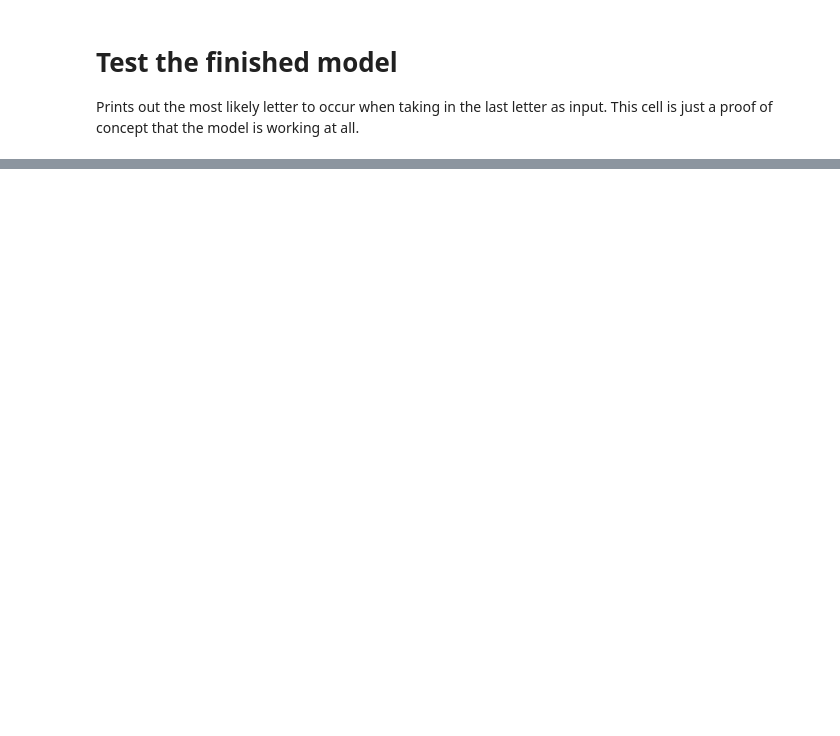
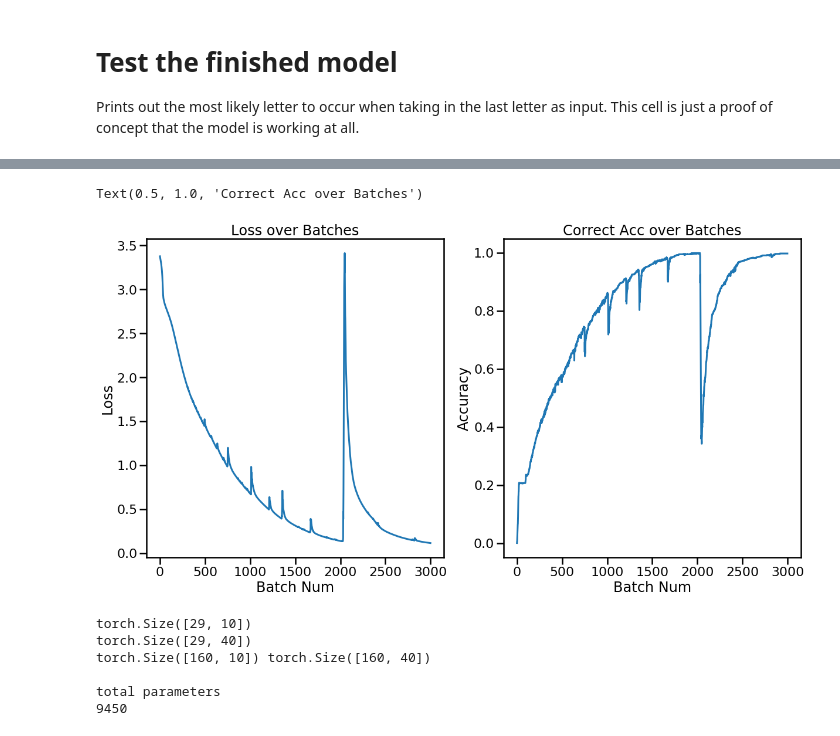
Before and after one commit to compmem/SITH_Layer, a Jupyter notebook: Simple_Network_example.ipynb, the cells around one changed output, grey strips where cells are left out. Cells and saved outputs as stored; diff of their text form; code cells hidden in the pictures; blank space fills up the shorter version.

Commit message:
RF:sith update

```diff
--- a/Simple_Network_example.ipynb
+++ b/Simple_Network_example.ipynb
@@ -323,8 +326,8 @@ class SITHLetterModel(torch.nn.Module):
 # %% [markdown]
 ## Define and Train the Model
 # %%
-model = SITHLetterModel(sith_params, len(list(let_to_id.keys()))).cuda().double()
+model = SITHLetterModel(sith_params, len(list(let_to_id.keys())), hidden_size=50).cuda().double()
 optimizer = torch.optim.Adam(model.parameters(), lr=.001)
-loss_func = torch.nn.NLLLoss()
+loss_func = torch.nn.CrossEntropyLoss()
 input_scaling = 10
 # %%
@@ -412,13 +427,11 @@ model.reset()
 t = 0
 correct = 0
 pp = 0
-for inp_and_tok in tokens.split(20, dim=0):
-    inps = inp_and_tok[:, :-1, 0]
-    targets = inp_and_tok[:, -1, 0].type(torch.cuda.LongTensor)
-    out = model(inps*input_scaling)
+inps = tokens[:-1, -1, 0].long().cuda()
+out = model(inps)
 
-    # Accuracy
-    indexes = out.argmax(-1).detach().cpu().numpy()
-    for i in indexes:
-        sys.stdout.write(id_to_let[i])
+# Accuracy
+indexes = out.argmax(-1).detach().cpu().numpy()
+for i in indexes:
+    sys.stdout.write(id_to_let[i])
 # %% [output]
@@ -425,0 +469,6 @@ YD YOU HVER HEARTTHE RAAGEDY OF DARTH PLAGUEIS  HE WISE . ITTHOUGHT NOT . IT<,>
+# %%
+model = LSTMTagger(10, 40, len(list(let_to_id.keys())), len(list(let_to_id.keys()))).cuda()
+optimizer = torch.optim.Adam(model.parameters(), lr=.001)
+loss_func = torch.nn.CrossEntropyLoss()
+input_scaling = 10
+print(model)
@@ -425,0 +528,51 @@ YD YOU HVER HEARTTHE RAAGEDY OF DARTH PLAGUEIS  HE WISE . ITTHOUGHT NOT . IT<,>
+# %%
+loss_track = pd.DataFrame(loss_track)
+# %%
+fig = figure(figsize=(20, 10))
+
+ax = fig.add_subplot(1,2,1)
+ax.plot(loss_track['val'])
+ax.set_xlabel("Batch Num")
+ax.set_ylabel("Loss")
+ax.set_title("Loss over Batches")
+ax = fig.add_subplot(1,2,2)
+ax.plot(loss_track['last_correct'])
+ax.set_xlabel("Batch Num")
+ax.set_ylabel("Accuracy")
+ax.set_title("Correct Acc over Batches")
+# Please note that the line that is in the left graph highly fluctuates
+# based on the batch within an epoch, so it looks like a filled in area but
+# is actually just a highly fluctuating line.
+# %% [output]
+Text(0.5, 1.0, 'Correct Acc over Batches')
+[figure, added]
+# %%
+es = 1
+print(model.word_embeddings.weight.shape)
+for x in model.word_embeddings.weight.shape:
+    es*=x
+l1 = 1
+print(model.hidden2tag.weight.shape)
+for x in model.hidden2tag.weight.shape:
+    l1 *= x
+weight_list = []
+for name in model.lstm.named_parameters():
+    if 'weight' in name[0]:
+        weight_list.append(name[1])
+print(weight_list[0].shape, weight_list[1].shape)
+wls_lstm = []
+for w in weight_list:
+    temp = 1
+    for x in w.shape:
+        temp *= x
+    wls_lstm.append(temp)
+
+print("\ntotal parameters")
+print(es+l1+sum(wls_lstm))
+# %% [output]
+torch.Size([29, 10])
+torch.Size([29, 40])
+torch.Size([160, 10]) torch.Size([160, 40])
+
+total parameters
+9450
```
Also changed, not shown: parts of 17 cells of this notebook, 2 other files.
